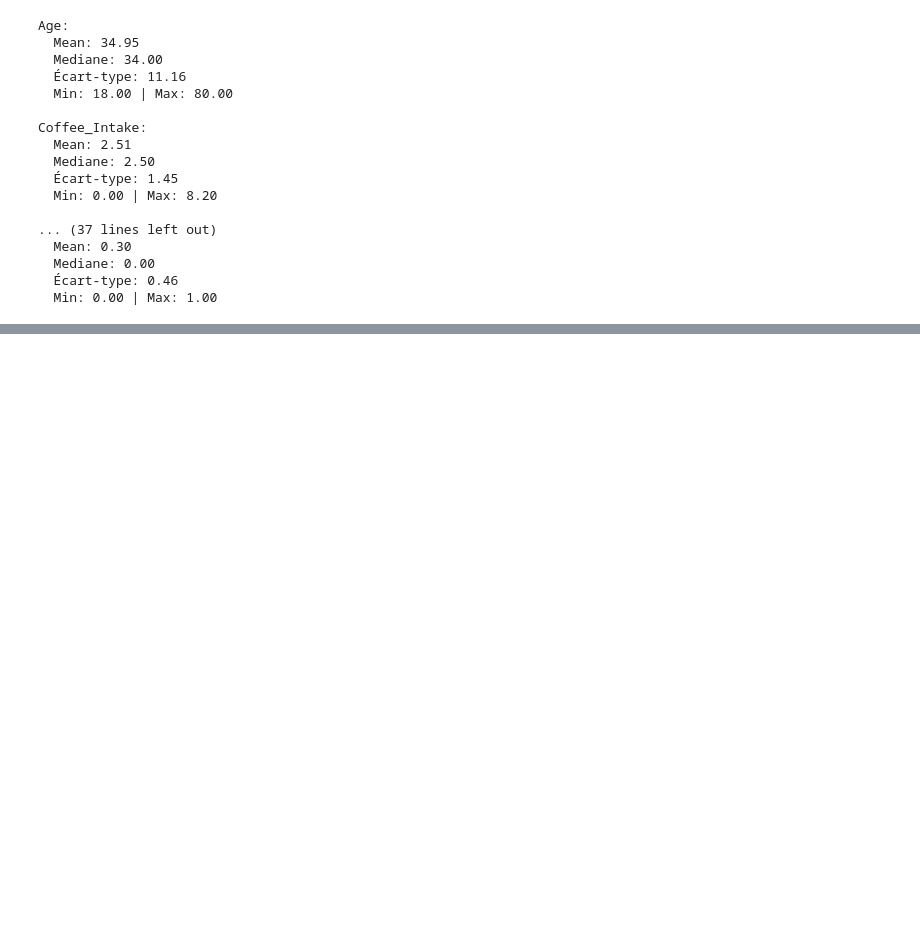
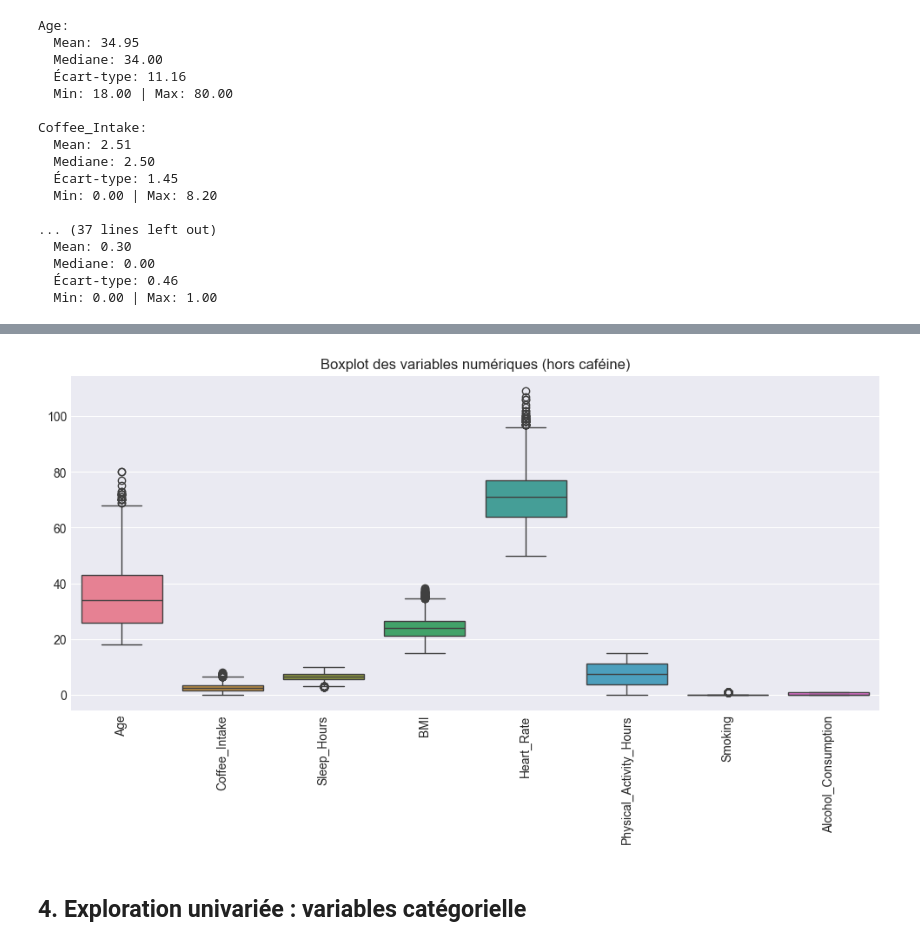
Before and after one commit to riada-zotiny/Processus_data, a Jupyter notebook: notebooks/01_exploration.ipynb, the cells around one changed output, grey strips where cells are left out. Cells and saved outputs as stored; diff of their text form; code cells hidden in the pictures; blank space fills up the shorter version.

```diff
--- a/notebooks/01_exploration.ipynb
+++ b/notebooks/01_exploration.ipynb
@@ -88,0 +150,12 @@ Coffee_Intake:
+# %%
+numeric_cols_no_caffeine = [col for col in numeric_cols if col != 'Caffeine_mg']
+
+plt.figure(figsize=(12,5))
+sns.boxplot(data=df[numeric_cols_no_caffeine])
+plt.xticks(rotation=90)
+plt.title("Boxplot des variables numériques (hors caféine)")
+plt.show()
+# %% [output]
+[figure, added]
+# %% [markdown]
+## 4. Exploration univariée : variables catégorielle
```
Also changed, not shown: parts of 19 cells of this notebook, 1 other file.
